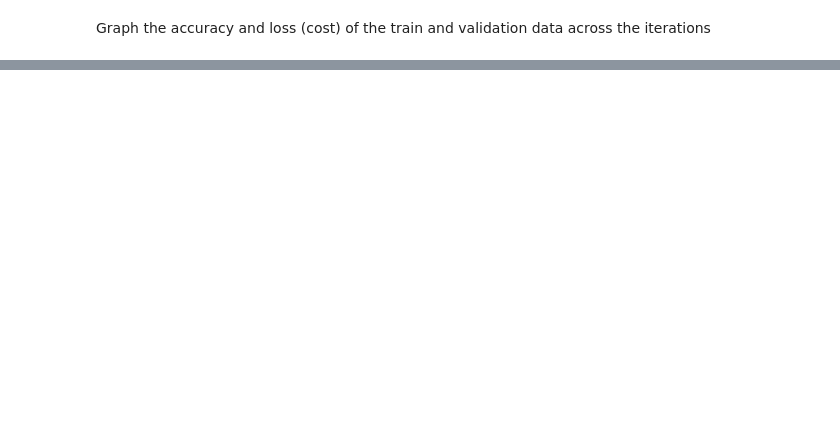
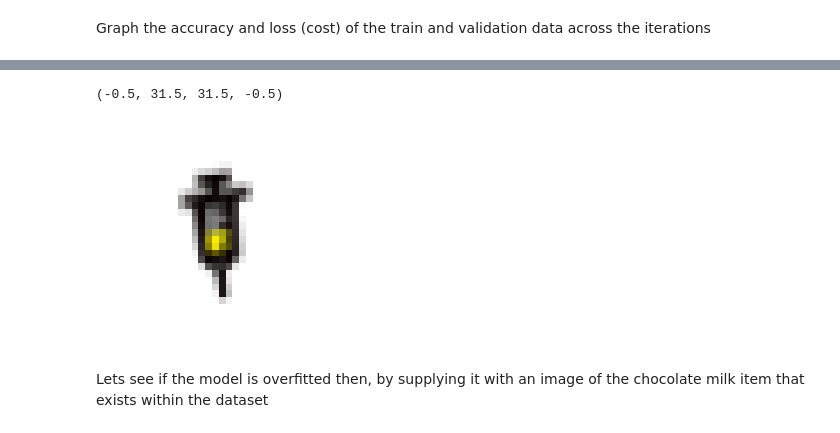
Before and after one commit to Thomas-Molen/FHICT-S7-AI, a Jupyter notebook: BOIANNRecognition/BIOANN.ipynb, the cells around one changed output, grey strips where cells are left out. Saved outputs shown, nothing was run; the diff lists cells and outputs as text; code cells hidden in the pictures; blank space fills up the shorter version.

```diff
--- a/BOIANNRecognition/BIOANN.ipynb
+++ b/BOIANNRecognition/BIOANN.ipynb
@@ -153,0 +189,9 @@ plt.show()
+# %%
+img = np.asarray(Image.open('collectible-icons/Experimental Treatment/Experimental Treatment_1.png'))
+plt.imshow(img)
+plt.axis("off")
+# %% [output]
+(-0.5, 31.5, 31.5, -0.5)
+[figure, added]
+# %% [markdown]
+Lets see if the model is overfitted then, by supplying it with an image of the chocolate milk item that exists within the dataset
```
Also changed, not shown: parts of 34 cells of this notebook, 5 other files.
